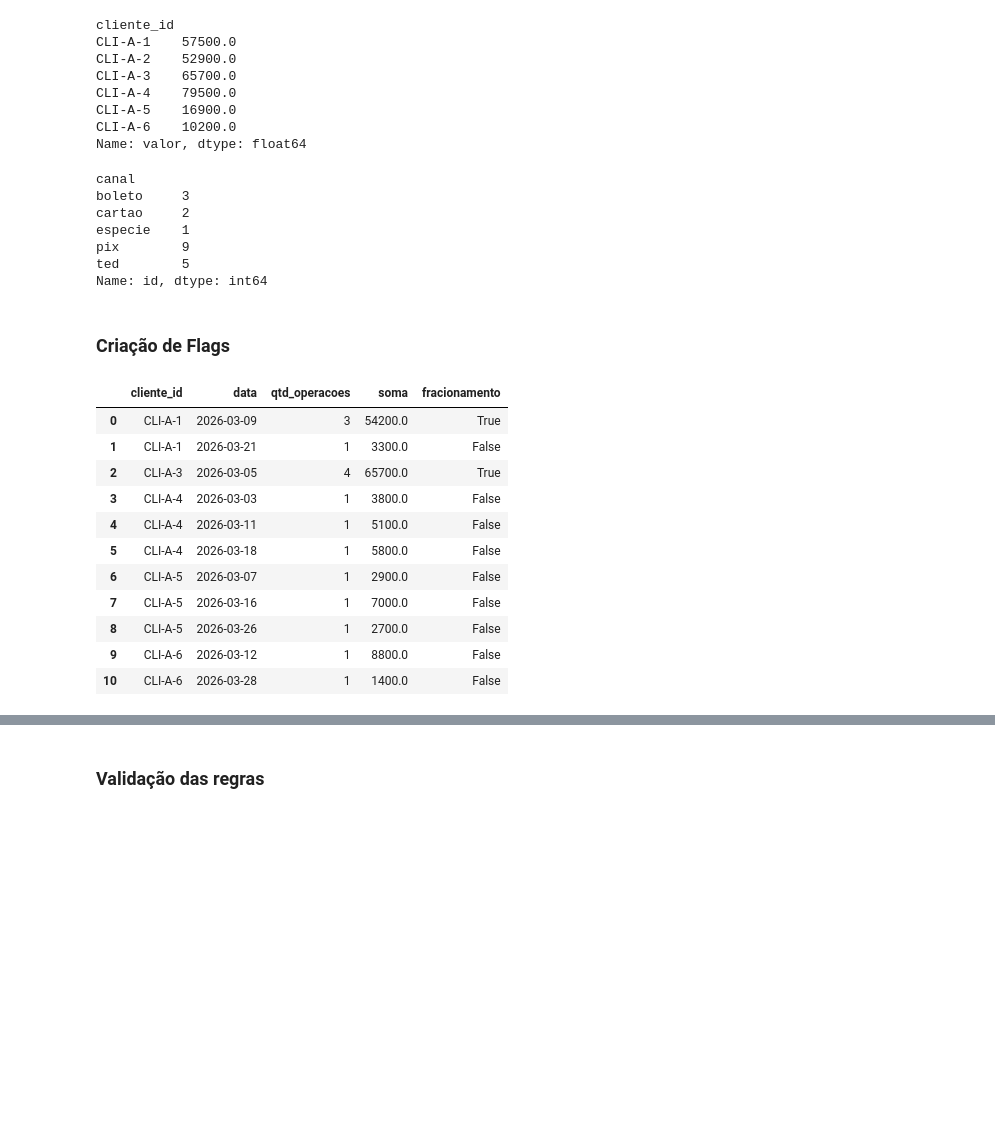
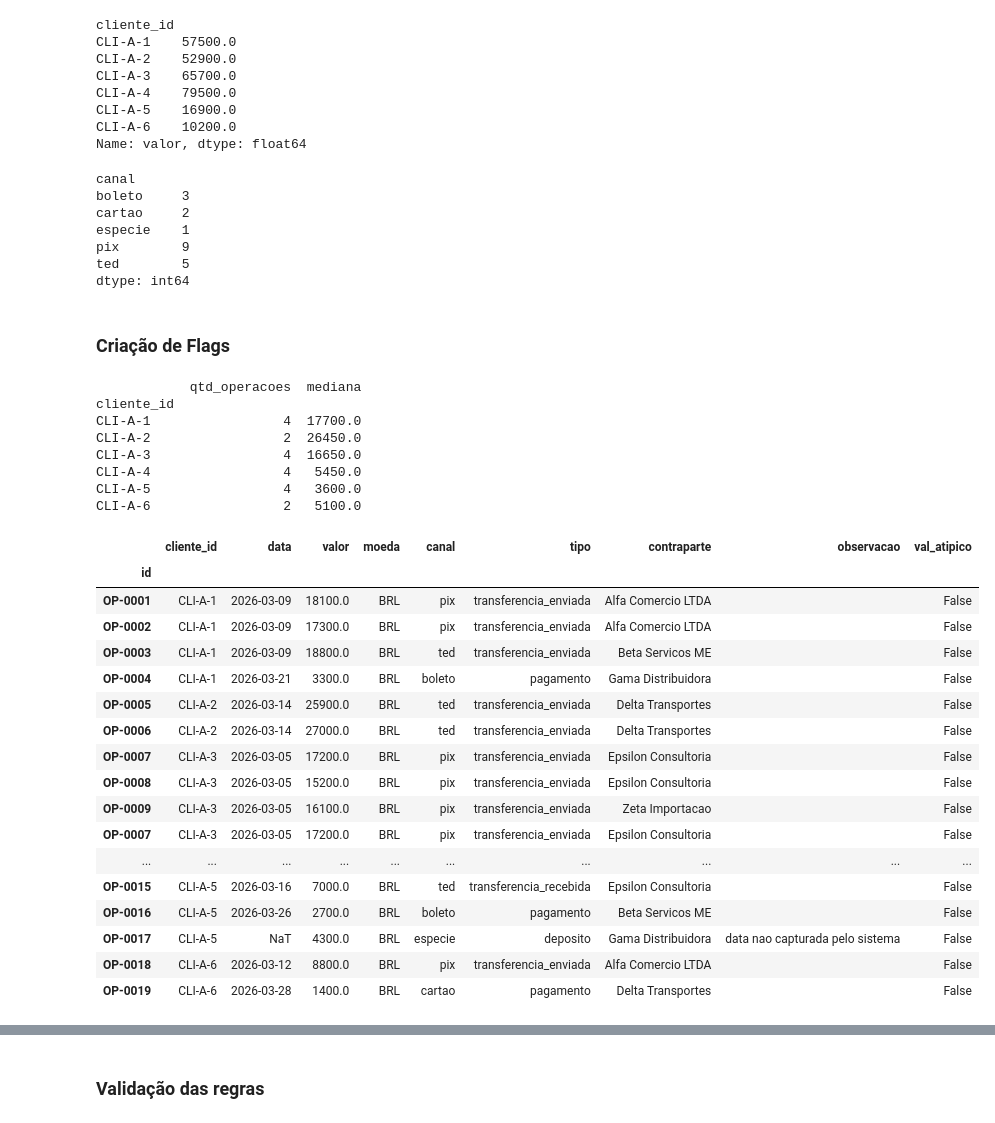
Before and after one commit to beatrizrodriguesf/triagem-operacoes-financeiras, a Jupyter notebook: nivel_1/nivel_1.ipynb, the cells around one changed output, grey strips where cells are left out. Saved outputs shown, nothing was run; the diff lists cells and outputs as text; code cells hidden in the pictures; blank space fills up the shorter version.

Commit message:
Nivel 1: Criação de primary key e validação da regra 2 e reorganização de células

```diff
--- a/nivel_1/nivel_1.ipynb
+++ b/nivel_1/nivel_1.ipynb
@@ -71,9 +75,13 @@ Solução: Utilizar variáveis categóricas delimitando os possíveis valores de
 
 df["data"] = pd.to_datetime(df["data"], format="%Y-%m-%d")
 df["valor"] = df["valor"].astype(float)
+
 df["moeda"] = df["moeda"].astype("category")
 df["canal"] = df["canal"].astype("category")
 df["tipo"] = df["tipo"].astype("category")
+
+df = df.set_index("id")
+
 df.info()
 # %% [output]
 <class 'pandas.DataFrame'>
@@ -146,7 +154,7 @@ Name: valor, dtype: float64
 # %%
 # Quantidade de operações por canal
 
-df_operacoes_canal = df.groupby("canal")["id"].count()
+df_operacoes_canal = df.groupby("canal").size()
 df_operacoes_canal
 # %% [output]
 canal
@@ -155,38 +163,68 @@ cartao     2
 especie    1
 pix        9
 ted        5
-Name: id, dtype: int64
+dtype: int64
 # %% [markdown]
 ### Criação de Flags
 # %%
 # Fracionamento
 
 # Operações que não atingem R$ 20.000
 df_menor_20k = df[df["valor"] < 20000]
 
 # Calcula valor e número de operações por cliente por data
 df_fracionamento = df_menor_20k.groupby(["cliente_id", "data"])["valor"].agg(
     qtd_operacoes="count",
     soma="sum"
 ).reset_index()
 
 # Criação da flag de fracionamento
 df_fracionamento["fracionamento"] = (
     (df_fracionamento["qtd_operacoes"] >= 3) &
     (df_fracionamento["soma"] > 50000)
 )
 
-df_fracionamento
+# Valor atípico
+
+# Calcula quantidade de operaçÕes e mediana por cliente
+metricas = df.groupby("cliente_id")["valor"].agg(
+    qtd_operacoes="count",
+    mediana="median"
+)
+
+print(metricas)
+
+# Criação da flag de valor atípico
+df["val_atipico"] = (
+    (df["cliente_id"].map(metricas["qtd_operacoes"]) >= 4) &
+    (df["valor"] > 5 * df["cliente_id"].map(metricas["mediana"]))
+)
+
+df
 # %% [output]
+            qtd_operacoes  mediana
+cliente_id
+CLI-A-1                 4  17700.0
+CLI-A-2                 2  26450.0
+CLI-A-3                 4  16650.0
+CLI-A-4                 4   5450.0
+CLI-A-5                 4   3600.0
+CLI-A-6                 2   5100.0
-|  | cliente_id | data | qtd_operacoes | soma | fracionamento |
-| 0 | CLI-A-1 | 2026-03-09 | 3 | 54200.0 | True |
-| 1 | CLI-A-1 | 2026-03-21 | 1 | 3300.0 | False |
-| 2 | CLI-A-3 | 2026-03-05 | 4 | 65700.0 | True |
-| 3 | CLI-A-4 | 2026-03-03 | 1 | 3800.0 | False |
-| 4 | CLI-A-4 | 2026-03-11 | 1 | 5100.0 | False |
-| 5 | CLI-A-4 | 2026-03-18 | 1 | 5800.0 | False |
-| 6 | CLI-A-5 | 2026-03-07 | 1 | 2900.0 | False |
-| 7 | CLI-A-5 | 2026-03-16 | 1 | 7000.0 | False |
-| 8 | CLI-A-5 | 2026-03-26 | 1 | 2700.0 | False |
-| 9 | CLI-A-6 | 2026-03-12 | 1 | 8800.0 | False |
-| 10 | CLI-A-6 | 2026-03-28 | 1 | 1400.0 | False |
+|  | cliente_id | data | valor | moeda | canal | tipo | contraparte | observacao | val_atipico |
+| id |  |  |  |  |  |  |  |  |  |
+| OP-0001 | CLI-A-1 | 2026-03-09 | 18100.0 | BRL | pix | transferencia_enviada | Alfa Comercio LTDA |  | False |
+| OP-0002 | CLI-A-1 | 2026-03-09 | 17300.0 | BRL | pix | transferencia_enviada | Alfa Comercio LTDA |  | False |
+| OP-0003 | CLI-A-1 | 2026-03-09 | 18800.0 | BRL | ted | transferencia_enviada | Beta Servicos ME |  | False |
+| OP-0004 | CLI-A-1 | 2026-03-21 | 3300.0 | BRL | boleto | pagamento | Gama Distribuidora |  | False |
+| OP-0005 | CLI-A-2 | 2026-03-14 | 25900.0 | BRL | ted | transferencia_enviada | Delta Transportes |  | False |
+| OP-0006 | CLI-A-2 | 2026-03-14 | 27000.0 | BRL | ted | transferencia_enviada | Delta Transportes |  | False |
+| OP-0007 | CLI-A-3 | 2026-03-05 | 17200.0 | BRL | pix | transferencia_enviada | Epsilon Consultoria |  | False |
+| OP-0008 | CLI-A-3 | 2026-03-05 | 15200.0 | BRL | pix | transferencia_enviada | Epsilon Consultoria |  | False |
+| OP-0009 | CLI-A-3 | 2026-03-05 | 16100.0 | BRL | pix | transferencia_enviada | Zeta Importacao |  | False |
+| OP-0007 | CLI-A-3 | 2026-03-05 | 17200.0 | BRL | pix | transferencia_enviada | Epsilon Consultoria |  | False |
+| ... | ... | ... | ... | ... | ... | ... | ... | ... | ... |
+| OP-0015 | CLI-A-5 | 2026-03-16 | 7000.0 | BRL | ted | transferencia_recebida | Epsilon Consultoria |  | False |
+| OP-0016 | CLI-A-5 | 2026-03-26 | 2700.0 | BRL | boleto | pagamento | Beta Servicos ME |  | False |
+| OP-0017 | CLI-A-5 | NaT | 4300.0 | BRL | especie | deposito | Gama Distribuidora | data nao capturada pelo sistema | False |
+| OP-0018 | CLI-A-6 | 2026-03-12 | 8800.0 | BRL | pix | transferencia_enviada | Alfa Comercio LTDA |  | False |
+| OP-0019 | CLI-A-6 | 2026-03-28 | 1400.0 | BRL | cartao | pagamento | Delta Transportes |  | False |
```
Also changed, not shown: parts of 10 cells of this notebook.
